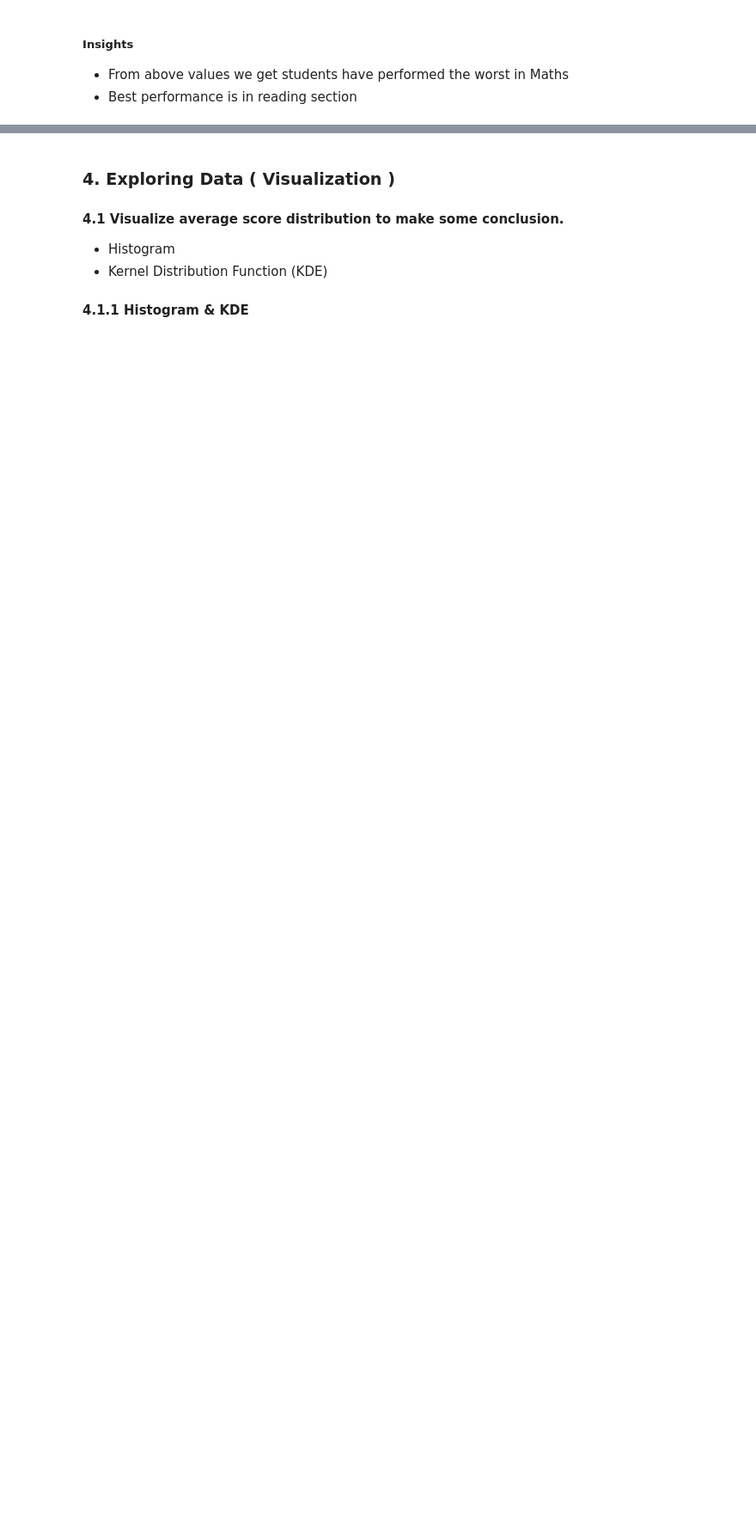
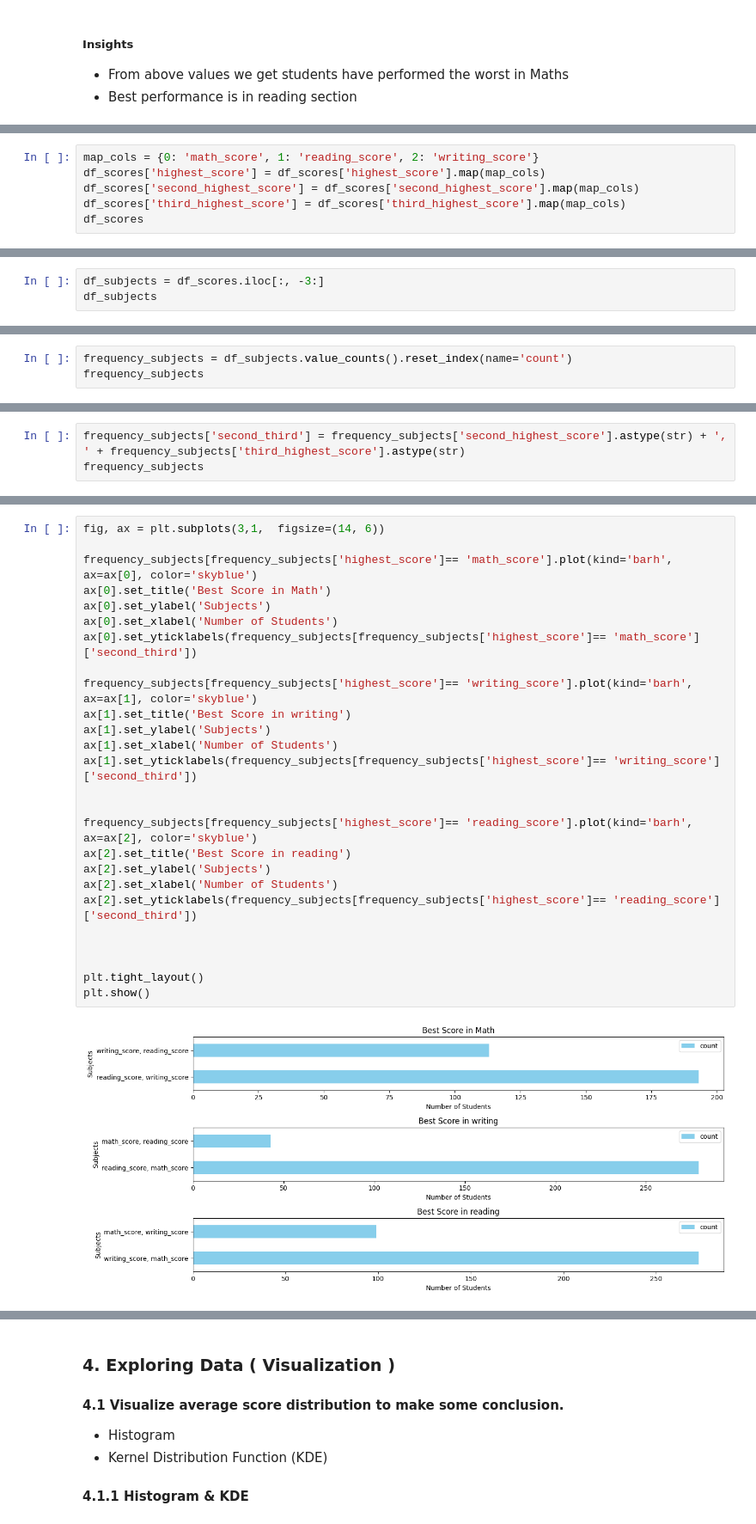
Before and after one commit to sarailopezq/mlproject, a Jupyter notebook: notebook/1_EDA_STUDENT_PERFORMANCE.ipynb, the cells around one changed output, grey strips where cells are left out. Shown at 86% size. Drawn from its saved outputs; the diff is of its cells as text; blank space fills up the shorter version.

```diff
--- a/notebook/1_EDA_STUDENT_PERFORMANCE.ipynb
+++ b/notebook/1_EDA_STUDENT_PERFORMANCE.ipynb
@@ -152,0 +301,6 @@ print(f'Number of students with less than 20 marks in Reading: {reading_less_20}
+# %%
+map_cols = {0: 'math_score', 1: 'reading_score', 2: 'writing_score'}
+df_scores['highest_score'] = df_scores['highest_score'].map(map_cols)
+df_scores['second_highest_score'] = df_scores['second_highest_score'].map(map_cols)
+df_scores['third_highest_score'] = df_scores['third_highest_score'].map(map_cols)
+df_scores
@@ -152,0 +321,3 @@ print(f'Number of students with less than 20 marks in Reading: {reading_less_20}
+# %%
+df_subjects = df_scores.iloc[:, -3:]
+df_subjects
@@ -152,0 +360,3 @@ print(f'Number of students with less than 20 marks in Reading: {reading_less_20}
+# %%
+frequency_subjects = df_subjects.value_counts().reset_index(name='count')
+frequency_subjects
@@ -152,0 +387,3 @@ print(f'Number of students with less than 20 marks in Reading: {reading_less_20}
+# %%
+frequency_subjects['second_third'] = frequency_subjects['second_highest_score'].astype(str) + ', ' + frequency_subjects['third_highest_score'].astype(str)
+frequency_subjects
@@ -152,0 +398,28 @@ print(f'Number of students with less than 20 marks in Reading: {reading_less_20}
+# %%
+fig, ax = plt.subplots(3,1,  figsize=(14, 6))
+
+frequency_subjects[frequency_subjects['highest_score']== 'math_score'].plot(kind='barh', ax=ax[0], color='skyblue')
+ax[0].set_title('Best Score in Math')
+ax[0].set_ylabel('Subjects')
+ax[0].set_xlabel('Number of Students')
+ax[0].set_yticklabels(frequency_subjects[frequency_subjects['highest_score']== 'math_score']['second_third'])
+
+frequency_subjects[frequency_subjects['highest_score']== 'writing_score'].plot(kind='barh', ax=ax[1], color='skyblue')
+ax[1].set_title('Best Score in writing')
+ax[1].set_ylabel('Subjects')
+ax[1].set_xlabel('Number of Students')
+ax[1].set_yticklabels(frequency_subjects[frequency_subjects['highest_score']== 'writing_score']['second_third'])
+
+
+frequency_subjects[frequency_subjects['highest_score']== 'reading_score'].plot(kind='barh', ax=ax[2], color='skyblue')
+ax[2].set_title('Best Score in reading')
+ax[2].set_ylabel('Subjects')
+ax[2].set_xlabel('Number of Students')
+ax[2].set_yticklabels(frequency_subjects[frequency_subjects['highest_score']== 'reading_score']['second_third'])
+
+
+
+plt.tight_layout()
+plt.show()
+# %% [output]
+[figure, added]
```
Also changed, not shown: parts of 57 cells of this notebook.
